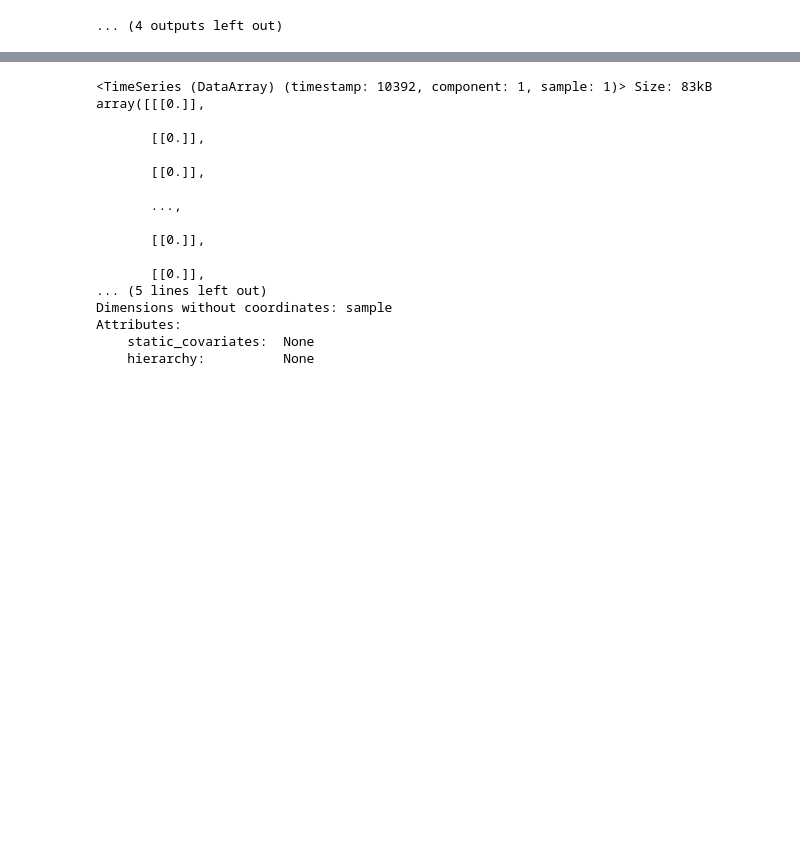
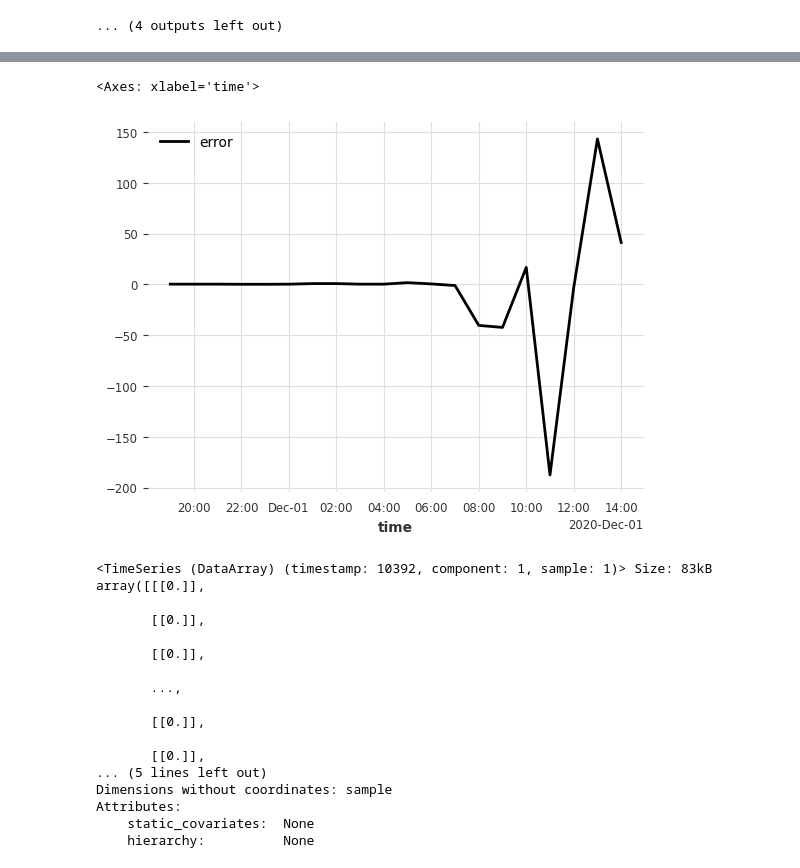
Before and after one commit to iffthomas/Axpo-Datathon-Challenge-2024, a Jupyter notebook: notebooks/spot_market.ipynb, the cells around one changed output, grey strips where cells are left out. Drawn from its saved outputs; the diff is of its cells as text; code cells hidden in the pictures; blank space fills up the shorter version.

```diff
--- a/notebooks/spot_market.ipynb
+++ b/notebooks/spot_market.ipynb
@@ -263,3 +227,8 @@ IndexError: tuple index out of range
+# %%
+(backtest[-100:-80] - val_only[-100:-80]).plot(label='error')
+# %% [output]
+<Axes: xlabel='time'>
+[figure, added]
 # %%
 backtest
 val_only
```
Also changed, not shown: parts of 16 cells of this notebook.
